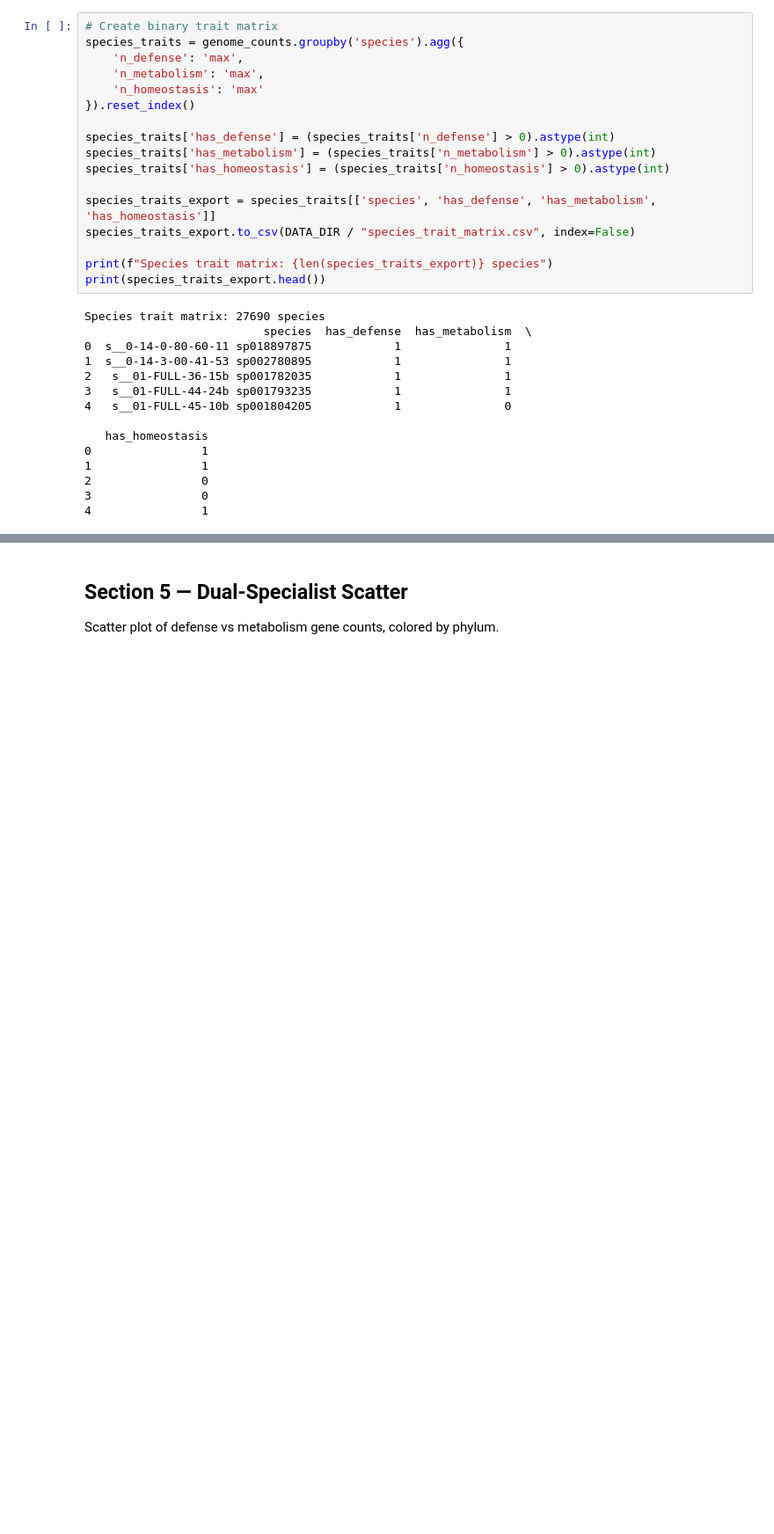
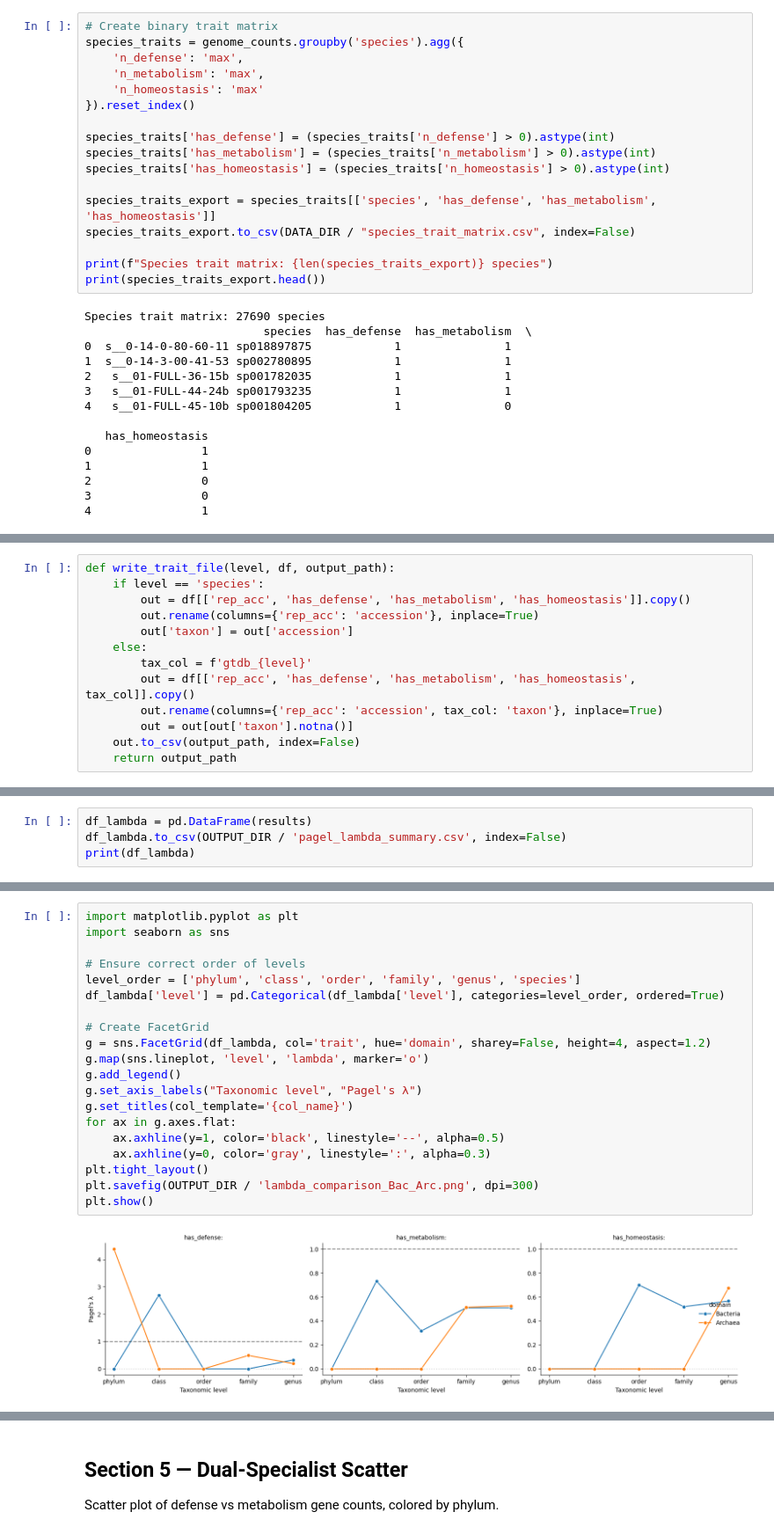
Before and after one commit to kbaseincubator/BERIL-research-observatory, a Jupyter notebook: projects/metal_defense_vs_metabolism_classification/notebooks/03_phylogenetic_distribution.ipynb, the cells around one changed output, grey strips where cells are left out. Shown at 88% size. Cells and saved outputs as stored; diff of their text form; blank space fills up the shorter version.

```diff
--- a/projects/metal_defense_vs_metabolism_classification/notebooks/03_phylogenetic_distribution.ipynb
+++ b/projects/metal_defense_vs_metabolism_classification/notebooks/03_phylogenetic_distribution.ipynb
@@ -264,0 +364,13 @@ Rscript not found. Skipping Pagel's λ analysis.
+# %%
+def write_trait_file(level, df, output_path):
+    if level == 'species':
+        out = df[['rep_acc', 'has_defense', 'has_metabolism', 'has_homeostasis']].copy()
+        out.rename(columns={'rep_acc': 'accession'}, inplace=True)
+        out['taxon'] = out['accession']
+    else:
+        tax_col = f'gtdb_{level}'
+        out = df[['rep_acc', 'has_defense', 'has_metabolism', 'has_homeostasis', tax_col]].copy()
+        out.rename(columns={'rep_acc': 'accession', tax_col: 'taxon'}, inplace=True)
+        out = out[out['taxon'].notna()]
+    out.to_csv(output_path, index=False)
+    return output_path
@@ -264,0 +489,4 @@ Rscript not found. Skipping Pagel's λ analysis.
+# %%
+df_lambda = pd.DataFrame(results)
+df_lambda.to_csv(OUTPUT_DIR / 'pagel_lambda_summary.csv', index=False)
+print(df_lambda)
@@ -264,0 +511,22 @@ Rscript not found. Skipping Pagel's λ analysis.
+# %%
+import matplotlib.pyplot as plt
+import seaborn as sns
+
+# Ensure correct order of levels
+level_order = ['phylum', 'class', 'order', 'family', 'genus', 'species']
+df_lambda['level'] = pd.Categorical(df_lambda['level'], categories=level_order, ordered=True)
+
+# Create FacetGrid
+g = sns.FacetGrid(df_lambda, col='trait', hue='domain', sharey=False, height=4, aspect=1.2)
+g.map(sns.lineplot, 'level', 'lambda', marker='o')
+g.add_legend()
+g.set_axis_labels("Taxonomic level", "Pagel's λ")
+g.set_titles(col_template='{col_name}')
+for ax in g.axes.flat:
+    ax.axhline(y=1, color='black', linestyle='--', alpha=0.5)
+    ax.axhline(y=0, color='gray', linestyle=':', alpha=0.3)
+plt.tight_layout()
+plt.savefig(OUTPUT_DIR / 'lambda_comparison_Bac_Arc.png', dpi=300)
+plt.show()
+# %% [output]
+[figure, added]
```
Also changed, not shown: parts of 22 cells of this notebook, 3 other files.
